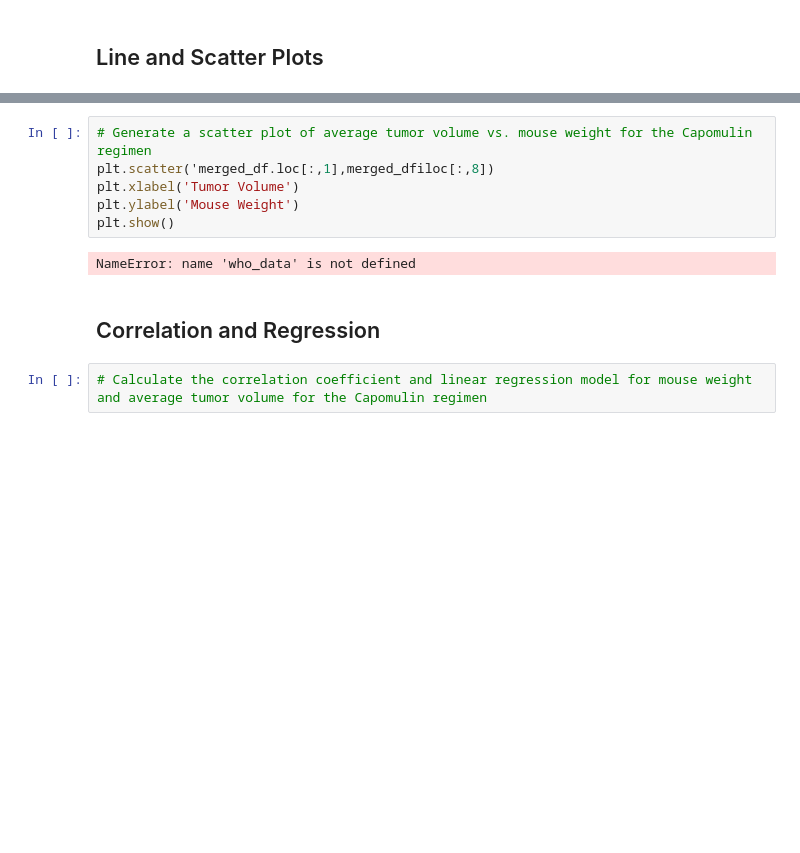
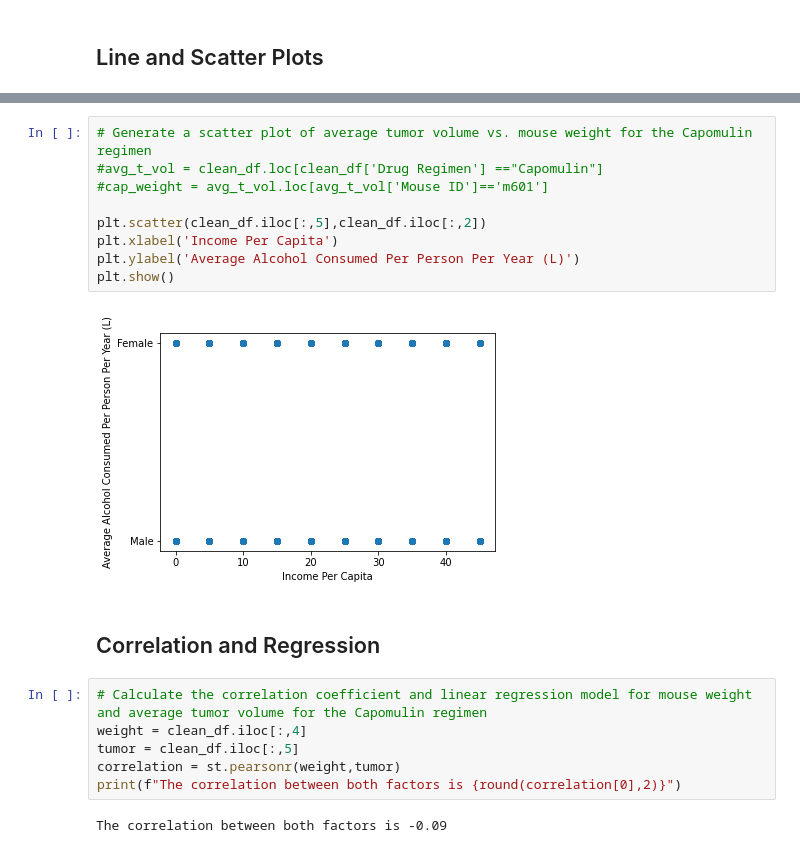
Before and after one commit to MichFig/Matplotlib, a Jupyter notebook: Pymaceuticals/pymaceuticals.ipynb, the cells around one changed output, grey strips where cells are left out. Saved outputs shown, nothing was run; the diff lists cells and outputs as text; blank space fills up the shorter version.

```diff
--- a/Pymaceuticals/pymaceuticals.ipynb
+++ b/Pymaceuticals/pymaceuticals.ipynb
@@ -334,12 +346,21 @@ NameError: name 'm' is not defined
 # %%
 # Generate a scatter plot of average tumor volume vs. mouse weight for the Capomulin regimen
-plt.scatter('merged_df.loc[:,1],merged_dfiloc[:,8])
-plt.xlabel('Tumor Volume')
-plt.ylabel('Mouse Weight')
+#avg_t_vol = clean_df.loc[clean_df['Drug Regimen'] =="Capomulin"]
+#cap_weight = avg_t_vol.loc[avg_t_vol['Mouse ID']=='m601']
+
+plt.scatter(clean_df.iloc[:,5],clean_df.iloc[:,2])
+plt.xlabel('Income Per Capita')
+plt.ylabel('Average Alcohol Consumed Per Person Per Year (L)')
 plt.show()
 # %% [output]
-NameError: name 'who_data' is not defined
+[figure, added]
 # %% [markdown]
 ## Correlation and Regression
 # %%
 # Calculate the correlation coefficient and linear regression model for mouse weight and average tumor volume for the Capomulin regimen
+weight = clean_df.iloc[:,4]
+tumor = clean_df.iloc[:,5]
+correlation = st.pearsonr(weight,tumor)
+print(f"The correlation between both factors is {round(correlation[0],2)}")
+# %% [output]
+The correlation between both factors is -0.09
```
Also changed, not shown: parts of 3 cells of this notebook.
